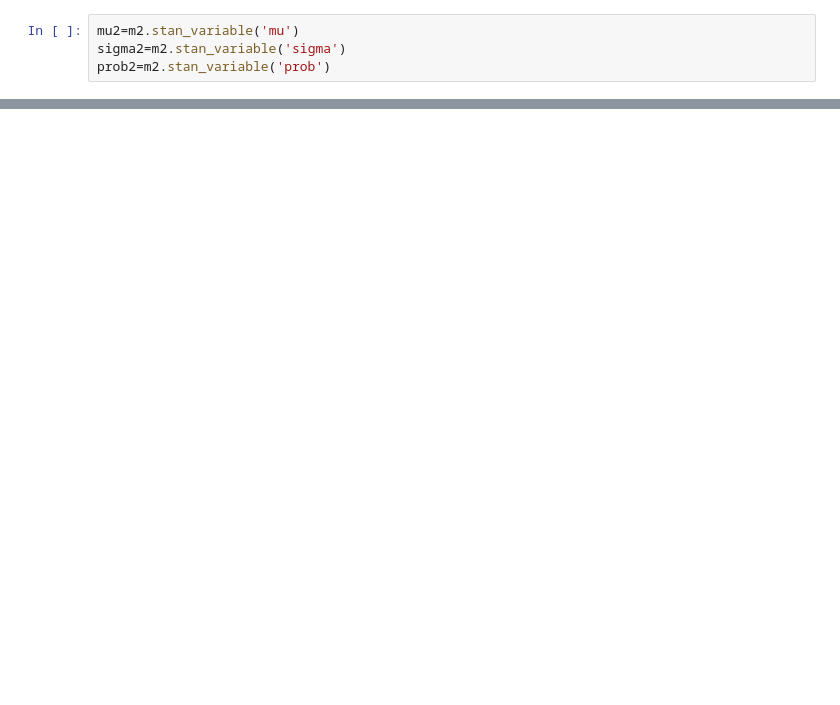
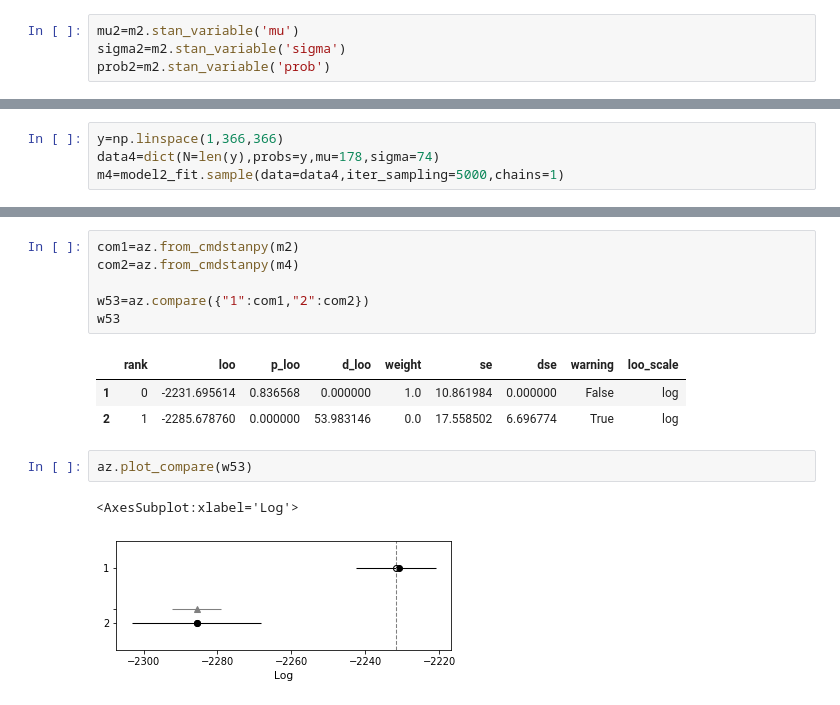
Before and after one commit to mck1303/DA_Project, a Jupyter notebook: DA.ipynb, the cells around one changed output, grey strips where cells are left out. Saved outputs shown, nothing was run; the diff lists cells and outputs as text; blank space fills up the shorter version.

```diff
--- a/DA.ipynb
+++ b/DA.ipynb
@@ -192,0 +190,4 @@ ValueError: Unable to compile Stan model file: C:\Users\Roman\Documents\Data_sci
+# %%
+y=np.linspace(1,366,366)
+data4=dict(N=len(y),probs=y,mu=178,sigma=74)
+m4=model2_fit.sample(data=data4,iter_sampling=5000,chains=1)
@@ -192,0 +250,15 @@ ValueError: Unable to compile Stan model file: C:\Users\Roman\Documents\Data_sci
+# %%
+com1=az.from_cmdstanpy(m2)
+com2=az.from_cmdstanpy(m4)
+
+w53=az.compare({"1":com1,"2":com2})
+w53
+# %% [output]
+|  | rank | loo | p_loo | d_loo | weight | se | dse | warning | loo_scale |
+| 1 | 0 | -2231.695614 | 0.836568 | 0.000000 | 1.0 | 10.861984 | 0.000000 | False | log |
+| 2 | 1 | -2285.678760 | 0.000000 | 53.983146 | 0.0 | 17.558502 | 6.696774 | True | log |
+# %%
+az.plot_compare(w53)
+# %% [output]
+<AxesSubplot:xlabel='Log'>
+[figure, added]
```
Also changed, not shown: parts of 17 cells of this notebook, 2 other files.
